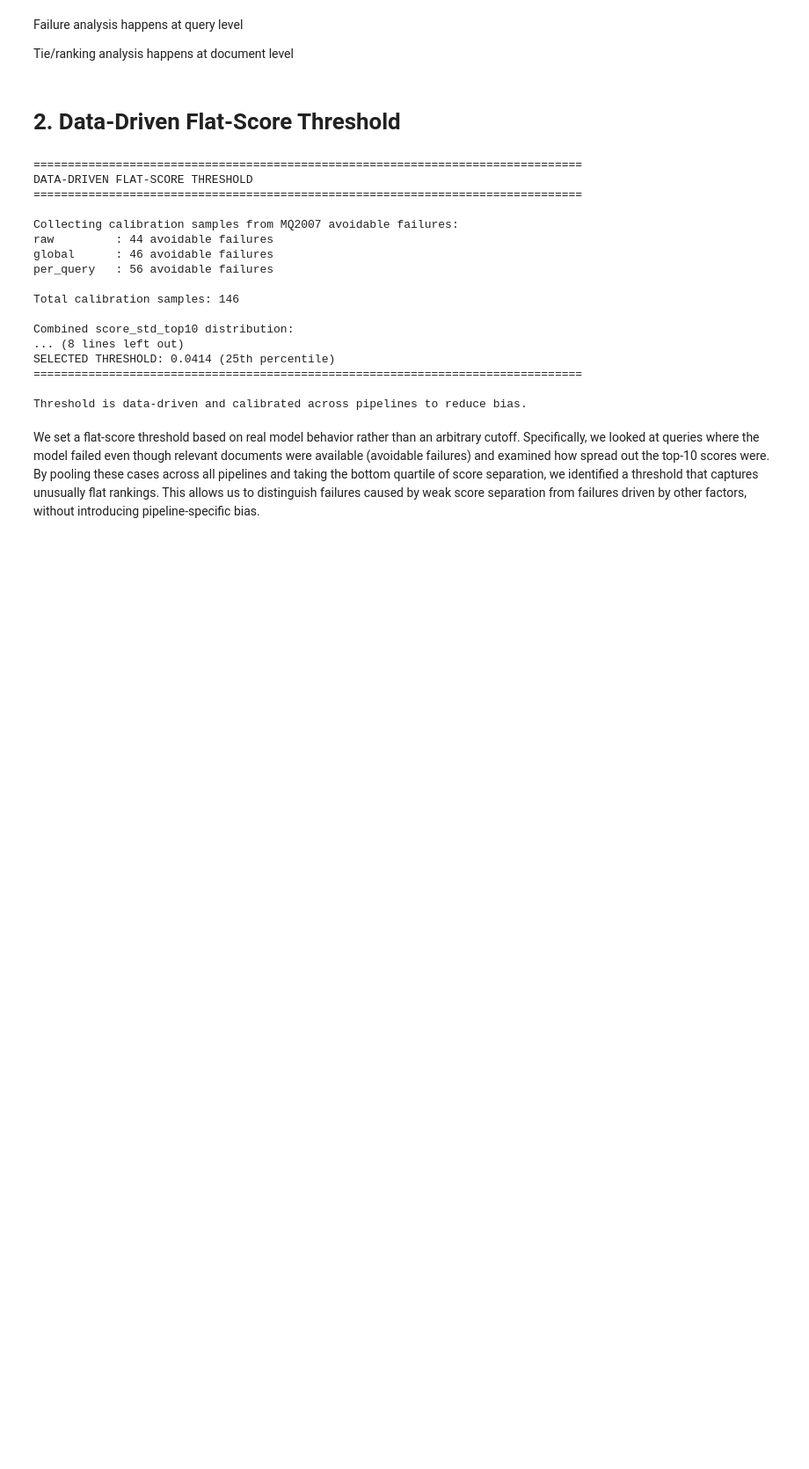
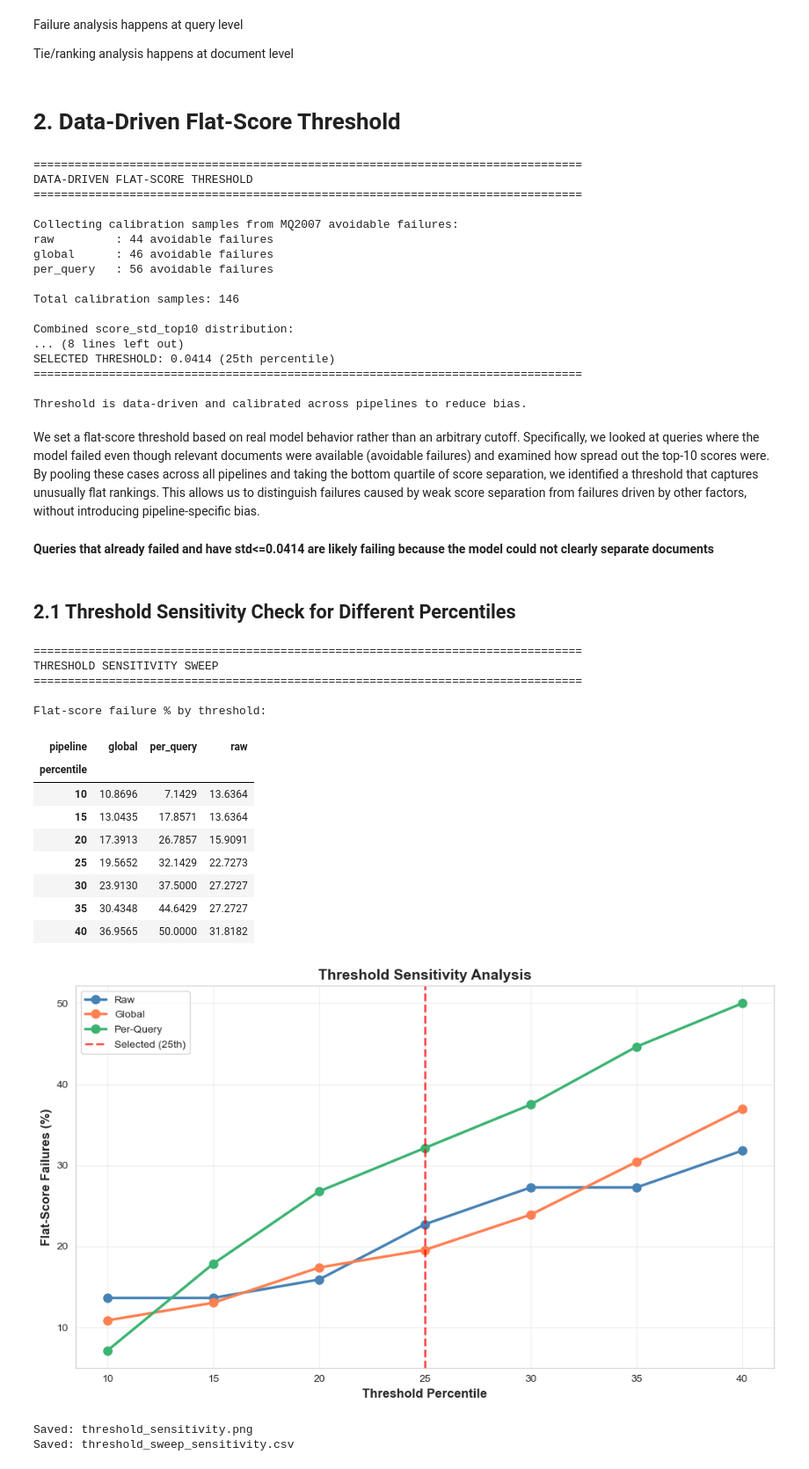
Before and after one commit to KushalMarahatta/Capstone_coding, a Jupyter notebook: notebooks/05_failure_analysis.ipynb, the cells around one changed output. Shown at 88% size. Saved outputs shown, nothing was run; the diff lists cells and outputs as text; code cells hidden in the pictures; blank space fills up the shorter version.

Commit message:
Checked threshold sensitivity for different percentiles

```diff
--- a/notebooks/05_failure_analysis.ipynb
+++ b/notebooks/05_failure_analysis.ipynb
@@ -179,3 +179,80 @@ SELECTED THRESHOLD: 0.0414 (25th percentile)
 Threshold is data-driven and calibrated across pipelines to reduce bias.
 # %% [markdown]
 We set a flat-score threshold based on real model behavior rather than an arbitrary cutoff. Specifically, we looked at queries where the model failed even though relevant documents were available (avoidable failures) and examined how spread out the top-10 scores were. By pooling these cases across all pipelines and taking the bottom quartile of score separation, we identified a threshold that captures unusually flat rankings. This allows us to distinguish failures caused by weak score separation from failures driven by other factors, without introducing pipeline-specific bias.
+# %% [markdown]
+**Queries that already failed and have std<=0.0414 are likely failing because the model could not clearly separate documents**
+# %% [markdown]
+## 2.1 Threshold Sensitivity Check for Different Percentiles
+# %%
+print("\n"+"="*80)
+print("THRESHOLD SENSITIVITY SWEEP")
+print("="*80)
+
+percentiles=[10, 15, 20, 25, 30, 35, 40]
+threshold_values={p: np.percentile(all_score_stds, p) for p in percentiles}
+
+sweep_results=[]
+for p in percentiles:
+    threshold=threshold_values[p]
+    for pipeline in PIPELINES:
+        qm=query_metrics_2007[pipeline]
+        avoidable=qm[(qm['num_relevant_1']>0)&(qm['Failure@5_primary']==True)]
+        if len(avoidable)>0:
+            avoidable['score_std_top10']=avoidable['score_std_top10'].dropna()
+            if len(avoidable['score_std_top10']):
+                flat_count=(avoidable['score_std_top10']<=threshold).sum()
+                flat_pct=100*flat_count/len(avoidable)
+                sweep_results.append({
+                    'percentile': p,
+                    'threshold': threshold,
+                    'pipeline': pipeline,
+                    'flat_score_count': flat_count,
+                    'flat_score_pct': flat_pct
+                })
+
+sweep_df=pd.DataFrame(sweep_results)
+
+print("\nFlat-score failure % by threshold:")
+display(sweep_df.pivot(index='percentile', columns='pipeline', values='flat_score_pct'))
+
+#Plot
+fig, ax=plt.subplots(figsize=(10, 6))
+colors={'raw': 'steelblue', 'global': 'coral', 'per_query': 'mediumseagreen'}
+for pipeline in PIPELINES:
+    data=sweep_df[sweep_df['pipeline']==pipeline]
+    ax.plot(data['percentile'], data['flat_score_pct'],
+            marker='o', linewidth=2.5, markersize=8,
+            color=colors[pipeline], label=pipeline.replace('_', '-').title())
+
+ax.axvline(25, color='red', linestyle='--', linewidth=2, alpha=0.7, label='Selected (25th)')
+ax.set_xlabel('Threshold Percentile', fontsize=12, fontweight='bold')
+ax.set_ylabel('Flat-Score Failures (%)', fontsize=12, fontweight='bold')
+ax.set_title('Threshold Sensitivity Analysis', fontsize=14, fontweight='bold')
+ax.legend()
+ax.grid(True, alpha=0.3)
+
+plt.tight_layout()
+plt.savefig(PHASE5_OUTPUT / 'threshold_sensitivity.png', dpi=150, bbox_inches='tight')
+plt.show()
+
+sweep_df.to_csv(PHASE5_OUTPUT / 'threshold_sweep_sensitivity.csv', index=False)
+print(f"\nSaved: threshold_sensitivity.png")
+print(f"Saved: threshold_sweep_sensitivity.csv")
+# %% [output]
+================================================================================
+THRESHOLD SENSITIVITY SWEEP
+================================================================================
+
+Flat-score failure % by threshold:
+| pipeline | global | per_query | raw |
+| percentile |  |  |  |
+| 10 | 10.8696 | 7.1429 | 13.6364 |
+| 15 | 13.0435 | 17.8571 | 13.6364 |
+| 20 | 17.3913 | 26.7857 | 15.9091 |
+| 25 | 19.5652 | 32.1429 | 22.7273 |
+| 30 | 23.9130 | 37.5000 | 27.2727 |
+| 35 | 30.4348 | 44.6429 | 27.2727 |
+| 40 | 36.9565 | 50.0000 | 31.8182 |
+[figure, added]
+Saved: threshold_sensitivity.png
+Saved: threshold_sweep_sensitivity.csv
```
Also changed, not shown: parts of 3 cells of this notebook.
